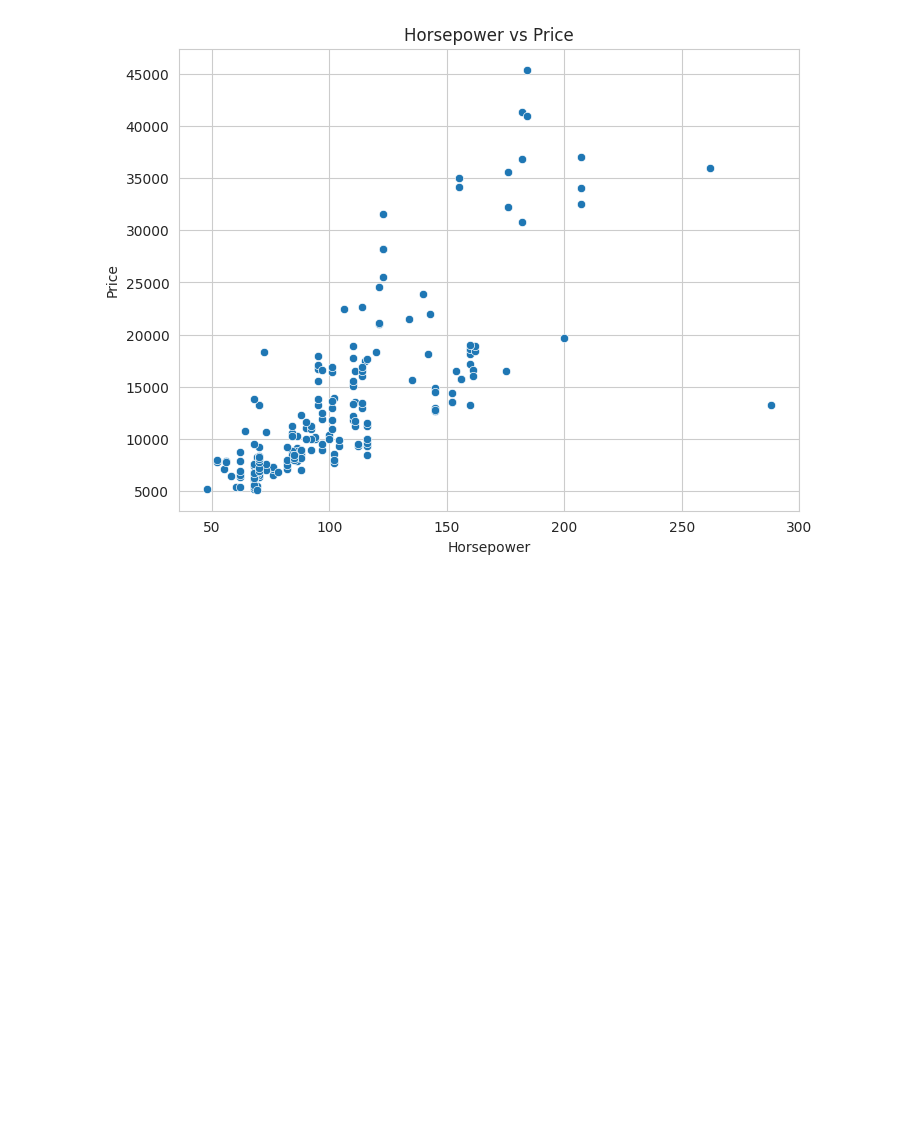
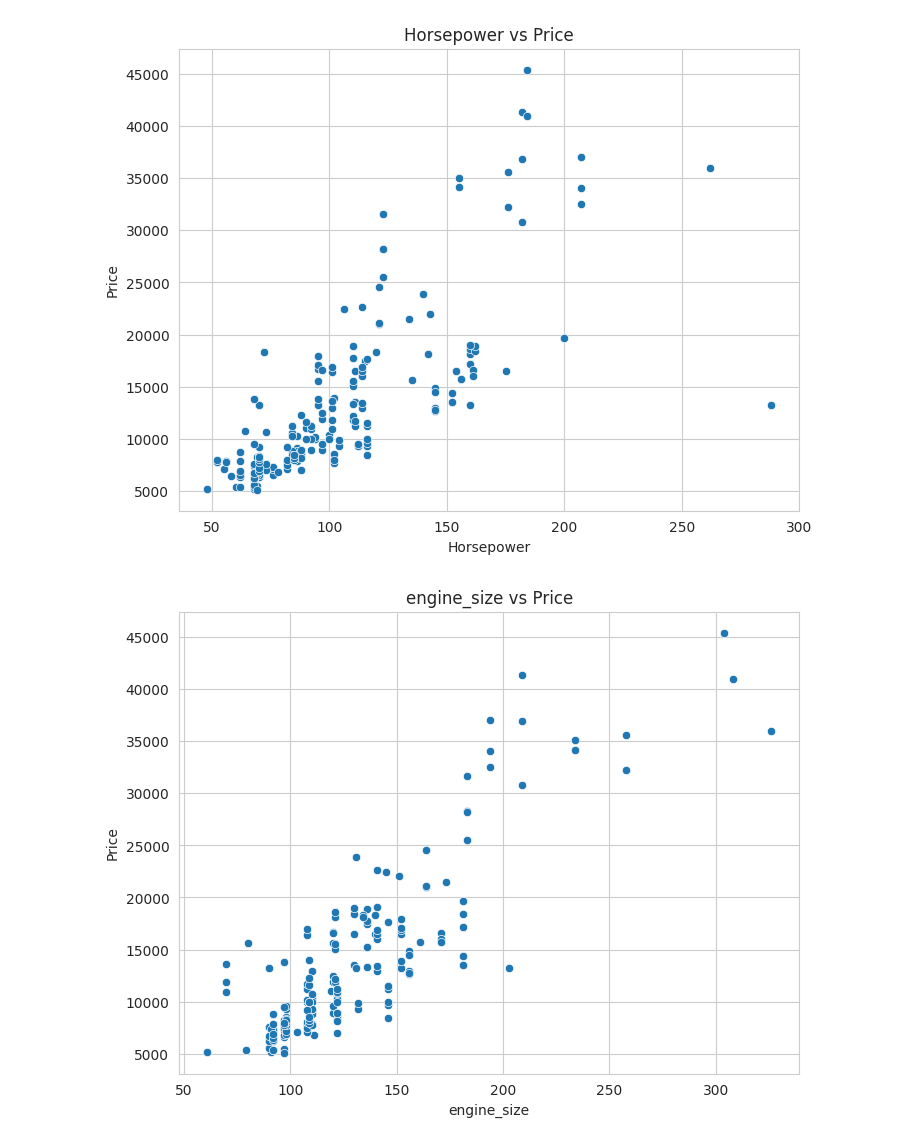
Before and after one commit to abood-W/ai_python, a Jupyter notebook: car_prices_pred.ipynb, the cells around one changed output. Drawn from its saved outputs; the diff is of its cells as text; code cells hidden in the pictures; blank space fills up the shorter version.

```diff
--- a/car_prices_pred.ipynb
+++ b/car_prices_pred.ipynb
@@ -154,3 +154,13 @@ plt.grid(True)
 plt.show()
 # %% [output]
 [figure]
+# %%
+plt.figure(figsize=(8,6))
+sns.scatterplot(x=df['engine_size'], y=df['price'])
+plt.title("engine_size vs Price")
+plt.xlabel("engine_size")
+plt.ylabel("Price")
+plt.grid(True)
+plt.show()
+# %% [output]
+[figure, added]
```
Also changed, not shown: parts of 1 cell of this notebook.
